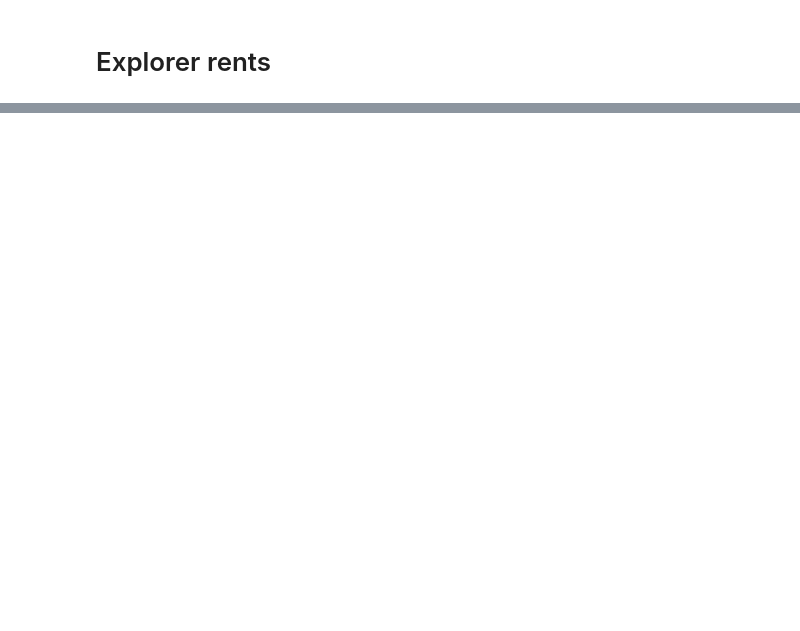
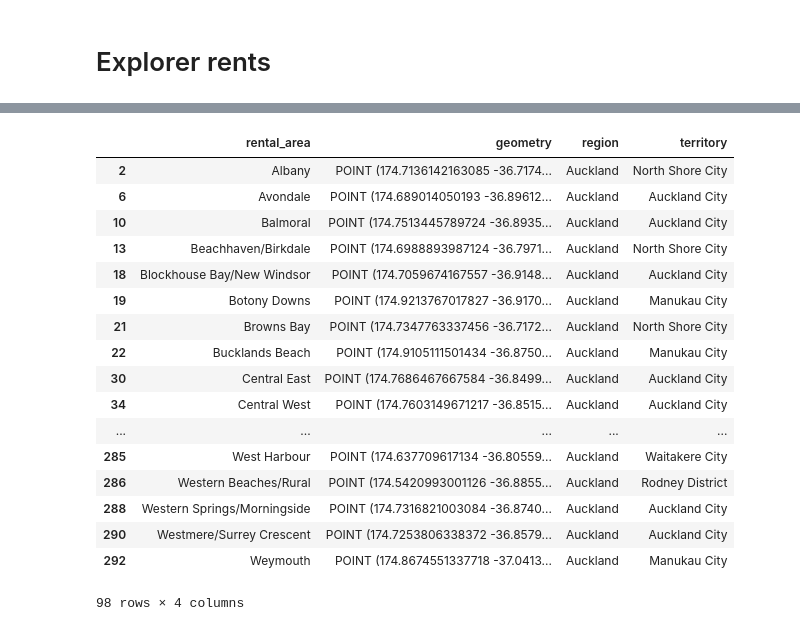
Before and after one commit to araichev/affordability_nz, a Jupyter notebook: ipynb/prototyping.ipynb, the cells around one changed output, grey strips where cells are left out. Drawn from its saved outputs; the diff is of its cells as text; code cells hidden in the pictures; blank space fills up the shorter version.

Commit message:
Processed more data

```diff
--- a/ipynb/prototyping.ipynb
+++ b/ipynb/prototyping.ipynb
@@ -238,0 +223,15 @@ a.groupby('num_bedrooms').apply(hits).reset_index()
+# %%
+def pt(group):
+    d = {}
+    d['geometry'] = so.unary_union(group['geometry']).representative_point()
+    d['territory'] = group['territory'].iat[0]
+    d['region'] = group['region'].iat[0]
+    return pd.Series(d)
+
+g = gpd.GeoDataFrame(f.groupby('rental_area').apply(pt).reset_index())
+
+path = DATA_DIR/'rental_area_points.geojson'
+with path.open('w') as tgt:
+    tgt.write(g.to_json())
+
+g.head()
@@ -238,0 +245,21 @@ a.groupby('num_bedrooms').apply(hits).reset_index()
+# %%
+g[g['region'] == 'Auckland']
+# %% [output]
+|  | rental_area | geometry | region | territory |
+| 2 | Albany | POINT (174.7136142163085 -36.7174... | Auckland | North Shore City |
+| 6 | Avondale | POINT (174.689014050193 -36.89612... | Auckland | Auckland City |
+| 10 | Balmoral | POINT (174.7513445789724 -36.8935... | Auckland | Auckland City |
+| 13 | Beachhaven/Birkdale | POINT (174.6988893987124 -36.7971... | Auckland | North Shore City |
+| 18 | Blockhouse Bay/New Windsor | POINT (174.7059674167557 -36.9148... | Auckland | Auckland City |
+| 19 | Botony Downs | POINT (174.9213767017827 -36.9170... | Auckland | Manukau City |
+| 21 | Browns Bay | POINT (174.7347763337456 -36.7172... | Auckland | North Shore City |
+| 22 | Bucklands Beach | POINT (174.9105111501434 -36.8750... | Auckland | Manukau City |
+| 30 | Central East | POINT (174.7686467667584 -36.8499... | Auckland | Auckland City |
+| 34 | Central West | POINT (174.7603149671217 -36.8515... | Auckland | Auckland City |
+| ... | ... | ... | ... | ... |
+| 285 | West Harbour | POINT (174.637709617134 -36.80559... | Auckland | Waitakere City |
+| 286 | Western Beaches/Rural | POINT (174.5420993001126 -36.8855... | Auckland | Rodney District |
+| 288 | Western Springs/Morningside | POINT (174.7316821003084 -36.8740... | Auckland | Auckland City |
+| 290 | Westmere/Surrey Crescent | POINT (174.7253806338372 -36.8579... | Auckland | Auckland City |
+| 292 | Weymouth | POINT (174.8674551337718 -37.0413... | Auckland | Manukau City |
+98 rows × 4 columns
```
Also changed, not shown: parts of 17 cells of this notebook, 24 other files.
